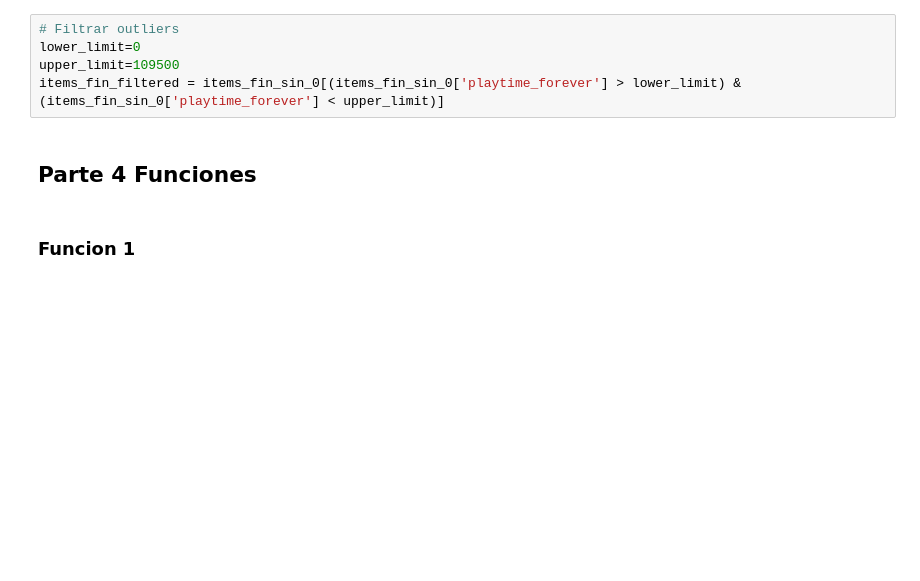
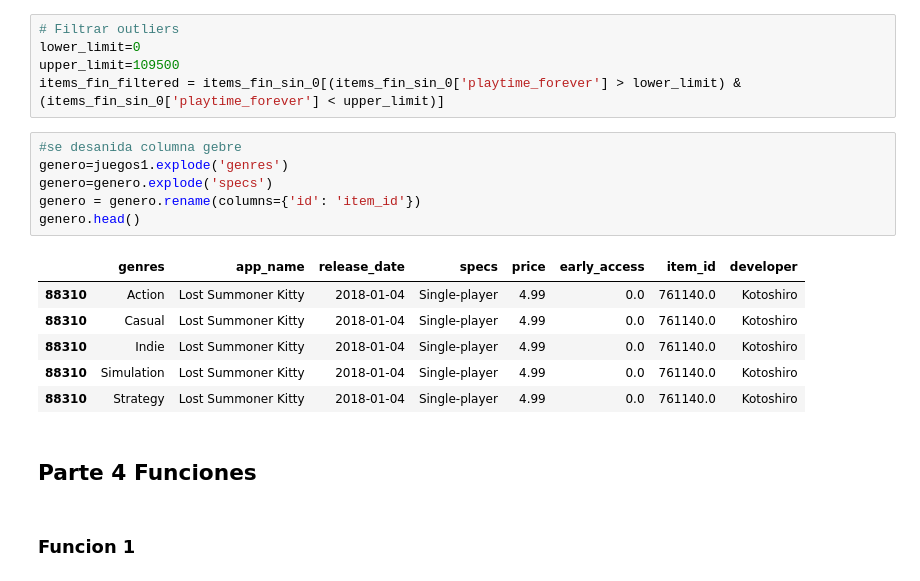
Before and after one commit to nicovid-ibarra/Proyecto-Individual-PI_ML_OPS, a Jupyter notebook: EDA.ipynb, the cells around one changed output. Drawn from its saved outputs; the diff is of its cells as text; blank space fills up the shorter version.

```diff
--- a/EDA.ipynb
+++ b/EDA.ipynb
@@ -395,6 +227,19 @@ print (lower_limit, upper_limit)
 lower_limit=0
 upper_limit=109500
 items_fin_filtered = items_fin_sin_0[(items_fin_sin_0['playtime_forever'] > lower_limit) & (items_fin_sin_0['playtime_forever'] < upper_limit)]
+# %%
+#se desanida columna gebre
+genero=juegos1.explode('genres')
+genero=genero.explode('specs')
+genero = genero.rename(columns={'id': 'item_id'})
+genero.head()
+# %% [output]
+|  | genres | app_name | release_date | specs | price | early_access | item_id | developer |
+| 88310 | Action | Lost Summoner Kitty | 2018-01-04 | Single-player | 4.99 | 0.0 | 761140.0 | Kotoshiro |
+| 88310 | Casual | Lost Summoner Kitty | 2018-01-04 | Single-player | 4.99 | 0.0 | 761140.0 | Kotoshiro |
+| 88310 | Indie | Lost Summoner Kitty | 2018-01-04 | Single-player | 4.99 | 0.0 | 761140.0 | Kotoshiro |
+| 88310 | Simulation | Lost Summoner Kitty | 2018-01-04 | Single-player | 4.99 | 0.0 | 761140.0 | Kotoshiro |
+| 88310 | Strategy | Lost Summoner Kitty | 2018-01-04 | Single-player | 4.99 | 0.0 | 761140.0 | Kotoshiro |
 # %% [markdown]
 ## Parte 4 Funciones
 # %% [markdown]
```
Also changed, not shown: parts of 66 cells of this notebook, 3 other files.
